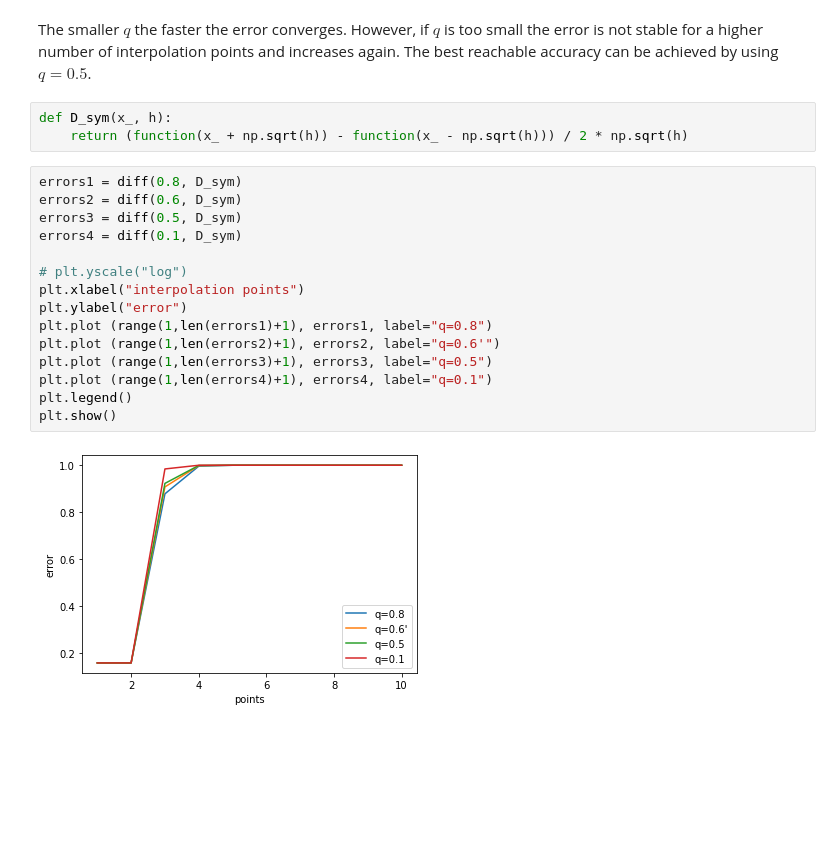
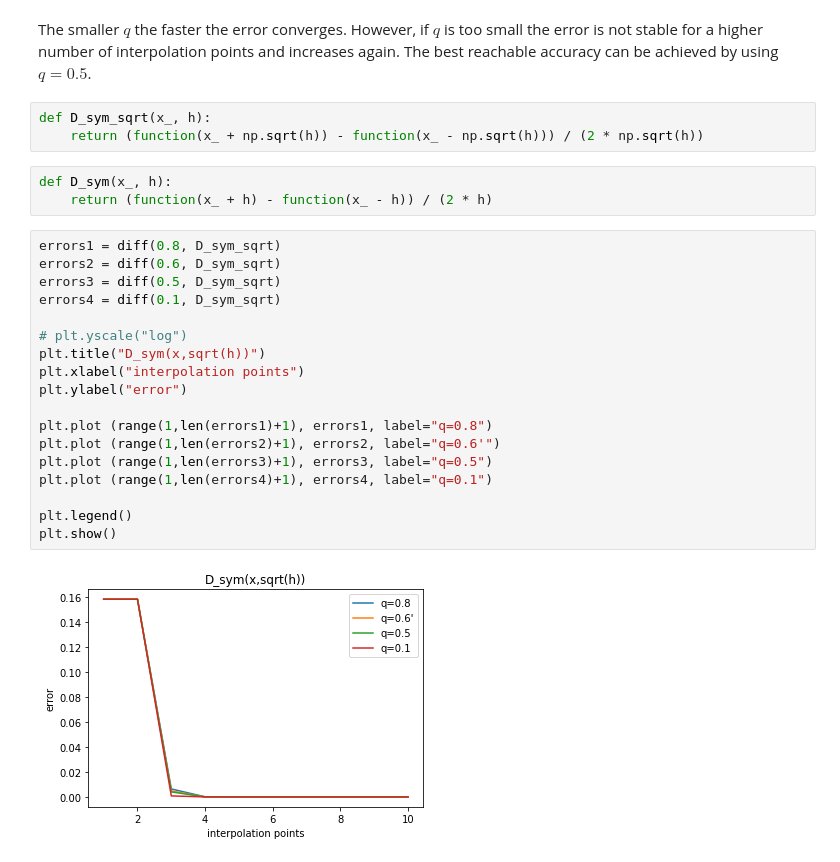
Before and after one commit to jakobtroidl/cn_exercise, a Jupyter notebook: task_4.ipynb, the cells around one changed output. Cells and saved outputs as stored; diff of their text form; blank space fills up the shorter version.

```diff
--- a/task_4.ipynb
+++ b/task_4.ipynb
@@ -60,22 +60,28 @@ The smaller $q$ the faster the error converges. However, if $q$ is too
 small the error is not stable for a higher number of interpolation points
 and increases again. The best reachable accuracy can be achieved by using $q=0.5$.
 # %%
-def D_sym(x_, h):
-    return (function(x_ + np.sqrt(h)) - function(x_ - np.sqrt(h))) / 2 * np.sqrt(h)
+def D_sym_sqrt(x_, h):
+    return (function(x_ + np.sqrt(h)) - function(x_ - np.sqrt(h))) / (2 * np.sqrt(h))
+# %%
+def D_sym(x_, h):
+    return (function(x_ + h) - function(x_ - h)) / (2 * h)
 # %%
-errors1 = diff(0.8, D_sym)
-errors2 = diff(0.6, D_sym)
-errors3 = diff(0.5, D_sym)
-errors4 = diff(0.1, D_sym)
+errors1 = diff(0.8, D_sym_sqrt)
+errors2 = diff(0.6, D_sym_sqrt)
+errors3 = diff(0.5, D_sym_sqrt)
+errors4 = diff(0.1, D_sym_sqrt)
 
 # plt.yscale("log")
+plt.title("D_sym(x,sqrt(h))")
 plt.xlabel("interpolation points")
 plt.ylabel("error")
+
 plt.plot (range(1,len(errors1)+1), errors1, label="q=0.8")
 plt.plot (range(1,len(errors2)+1), errors2, label="q=0.6'")
 plt.plot (range(1,len(errors3)+1), errors3, label="q=0.5")
 plt.plot (range(1,len(errors4)+1), errors4, label="q=0.1")
+
 plt.legend()
 plt.show()
 # %% [output]
-[figure, old version]
+[figure, new version]
```
Also changed, not shown: parts of 2 cells of this notebook.
